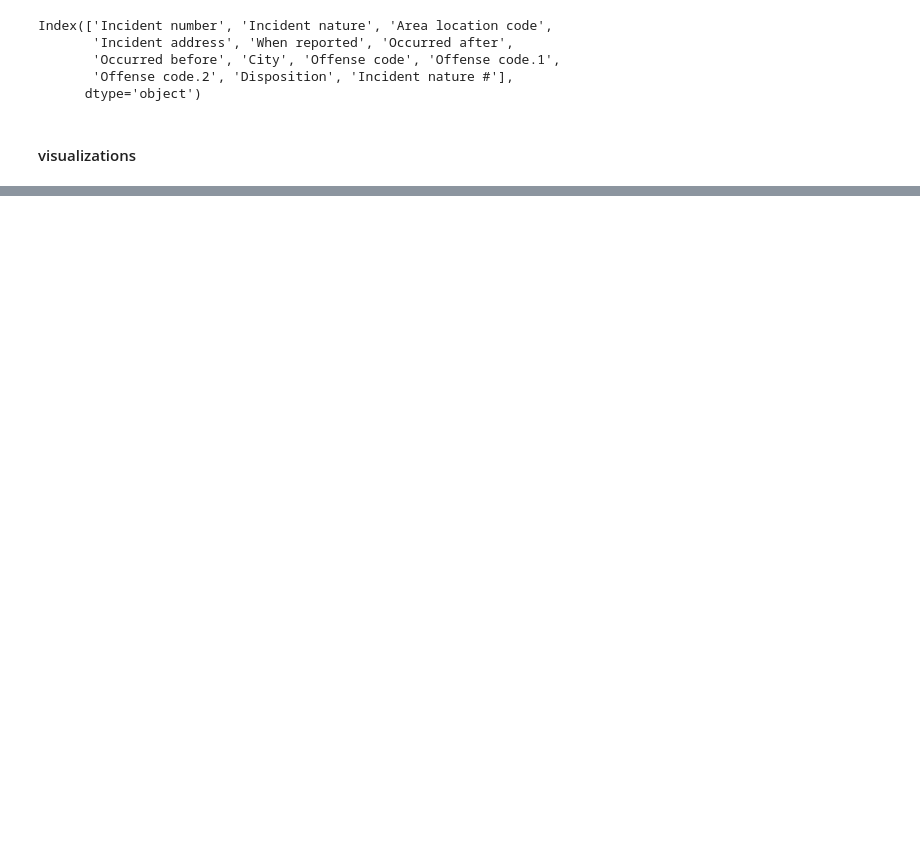
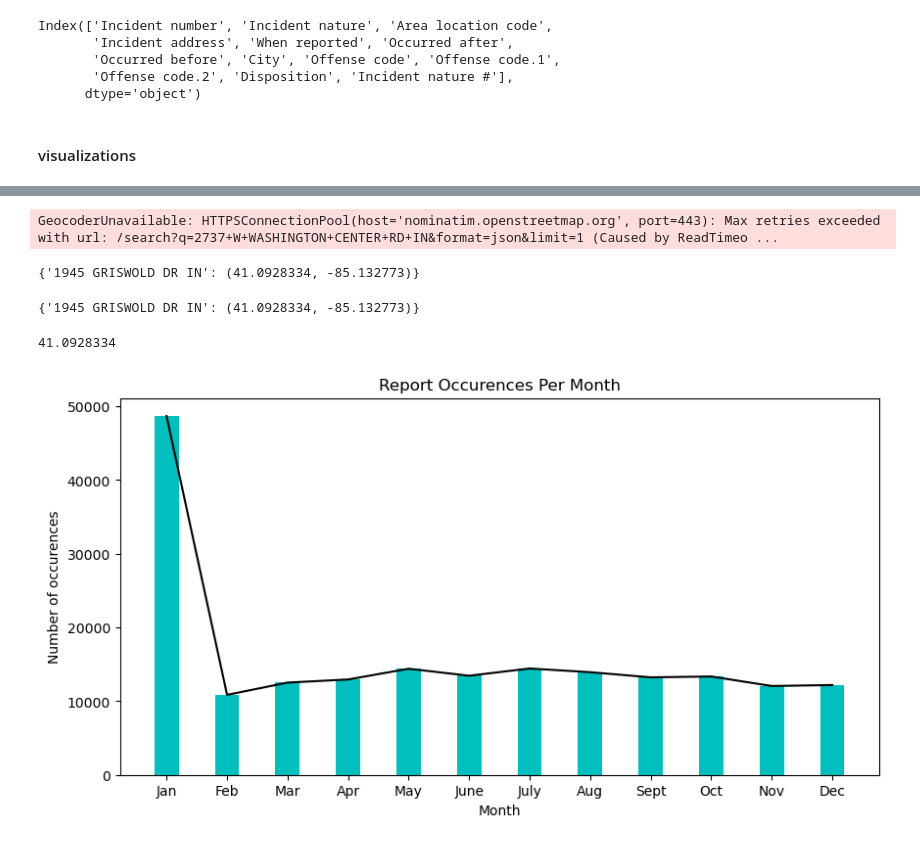
Before and after one commit to Galium-aparine/Crime-Research-2023-PFW, a Jupyter notebook: year2023.ipynb, the cells around one changed output, grey strips where cells are left out. Drawn from its saved outputs; the diff is of its cells as text; code cells hidden in the pictures; blank space fills up the shorter version.

Commit message:
added report occur graph

```diff
--- a/year2023.ipynb
+++ b/year2023.ipynb
@@ -101,0 +108,6 @@ yr2023["lat"] = location.latitude
+# %%
+yr2023["Incident address"] = yr2023["Incident address"].str.strip() + " IN"
+# %%
+yr2023["Incident address"][1] = "E LEWIS ST IN"
+# %%
+yr2023["Incident address"][2] = "2737 W WASHINGTON CENTER RD IN"
@@ -101,0 +129,55 @@ yr2023["lat"] = location.latitude
+# %%
+#geolocator = Nominatim(user_agent="emenma01@pfw.edu")
+#yr2023["geocode"] = yr2023["Incident address"].apply(geolocator.geocode)
+#yr2023["lat"] = location.latitude
+lat = []
+long = []
+add = {}
+geopy = Nominatim(user_agent="emenma01@pfw.edu")
+for address in yr2023["Incident address"]:
+    if address in add:
+        print(address)
+        lat.append(add.get(address)[0])
+        long.append(add.get(address)[1])
+    else:
+        coor = geopy.geocode(address)
+        coor2 = (coor.latitude, coor.longitude)
+        add.update({address: coor2})
+    sleep(1)
+#plotly.express
+# %% [output]
+GeocoderUnavailable: HTTPSConnectionPool(host='nominatim.openstreetmap.org', port=443): Max retries exceeded with url: /search?q=2737+W+WASHINGTON+CENTER+RD+IN&format=json&limit=1 (Caused by ReadTimeo ...
+# %%
+add
+# %% [output]
+{'1945 GRISWOLD DR IN': (41.0928334, -85.132773)}
+# %%
+coor = geopy.geocode("1945 GRISWOLD DR IN")
+coor2 = (coor.latitude, coor.longitude)
+add2 = {}
+add2.update({'1945 GRISWOLD DR IN': coor2})
+add2
+# %% [output]
+{'1945 GRISWOLD DR IN': (41.0928334, -85.132773)}
+# %%
+add2.get('1945 GRISWOLD DR IN')[0]
+# %% [output]
+41.0928334
+# %%
+occur = []
+for i in range(1,13):
+    occur.append(yr2023["When reported"].str.contains(fr'^{i}').sum())
+# %%
+months = ["Jan", "Feb", "Mar", "Apr", "May", "June", "July", "Aug", "Sept",
+          "Oct", "Nov", "Dec"]
+fig = plt.figure(figsize = (10, 5))
+plt.bar(months, occur, color ='c', width = 0.4)
+plt.xlabel("Month")
+plt.ylabel("Number of occurences")
+plt.title("Report Occurences Per Month")
+
+plt.plot(months, occur, color='k')
+
+plt.show()
+# %% [output]
+[figure, added]
```
Also changed, not shown: parts of 7 cells of this notebook, 1 other file.
